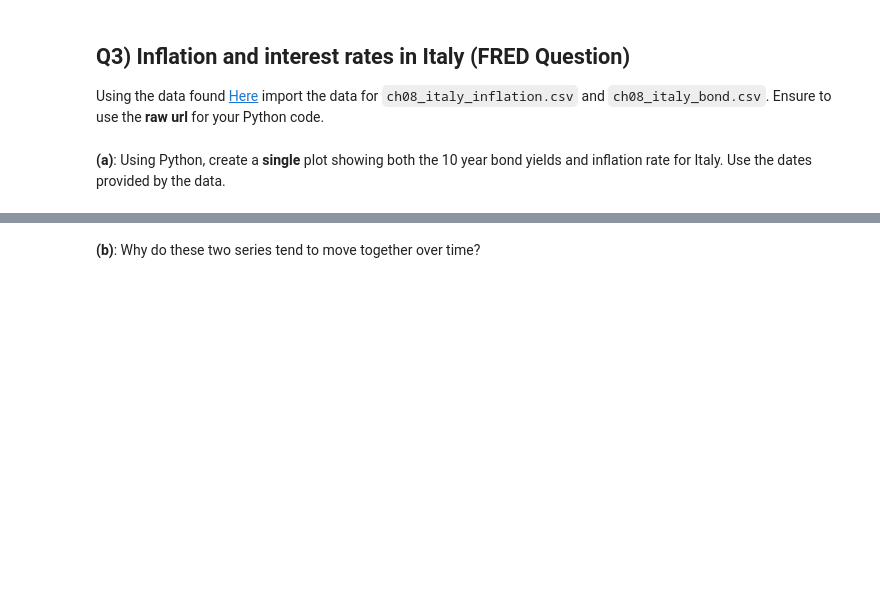
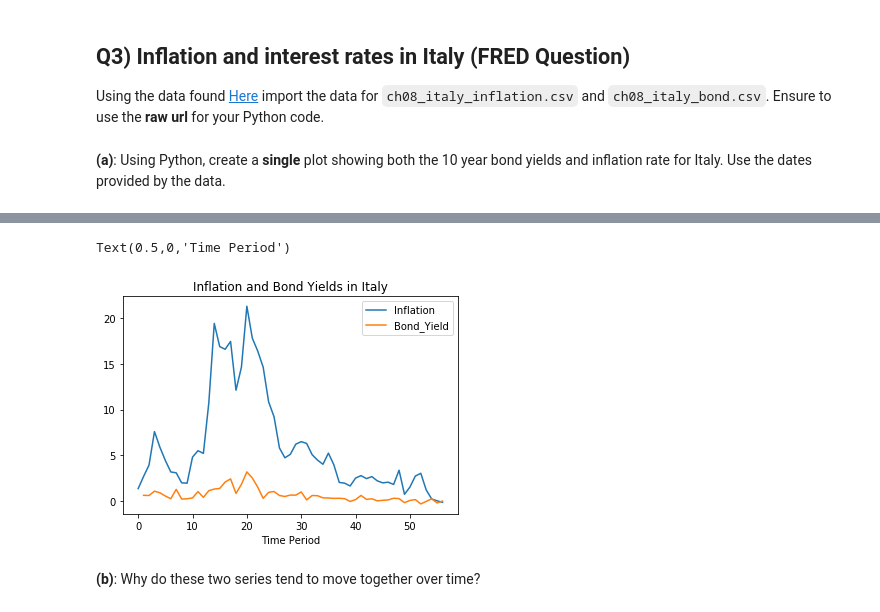
Before and after one commit to dylanjm/econ_381_development, a Jupyter notebook: solution_versions/chapter_08_solutions.ipynb, the cells around one changed output, grey strips where cells are left out. Saved outputs shown, nothing was run; the diff lists cells and outputs as text; code cells hidden in the pictures; blank space fills up the shorter version.

```diff
--- a/solution_versions/chapter_08_solutions.ipynb
+++ b/solution_versions/chapter_08_solutions.ipynb
@@ -158,3 +171,11 @@ plt.show()
+# %%
+df3 = pd.merge(inflation, bond, on='Date', how='left')
+df3.plot()
+plt.title('Inflation and Bond Yields in Italy')
+plt.xlabel('Time Period')
+# %% [output]
+Text(0.5,0,'Time Period')
+[figure, added]
 # %% [markdown]
 __(b)__: Why do these two series tend to move together over time?
 # %% [markdown]
```
Also changed, not shown: parts of 3 cells of this notebook.
